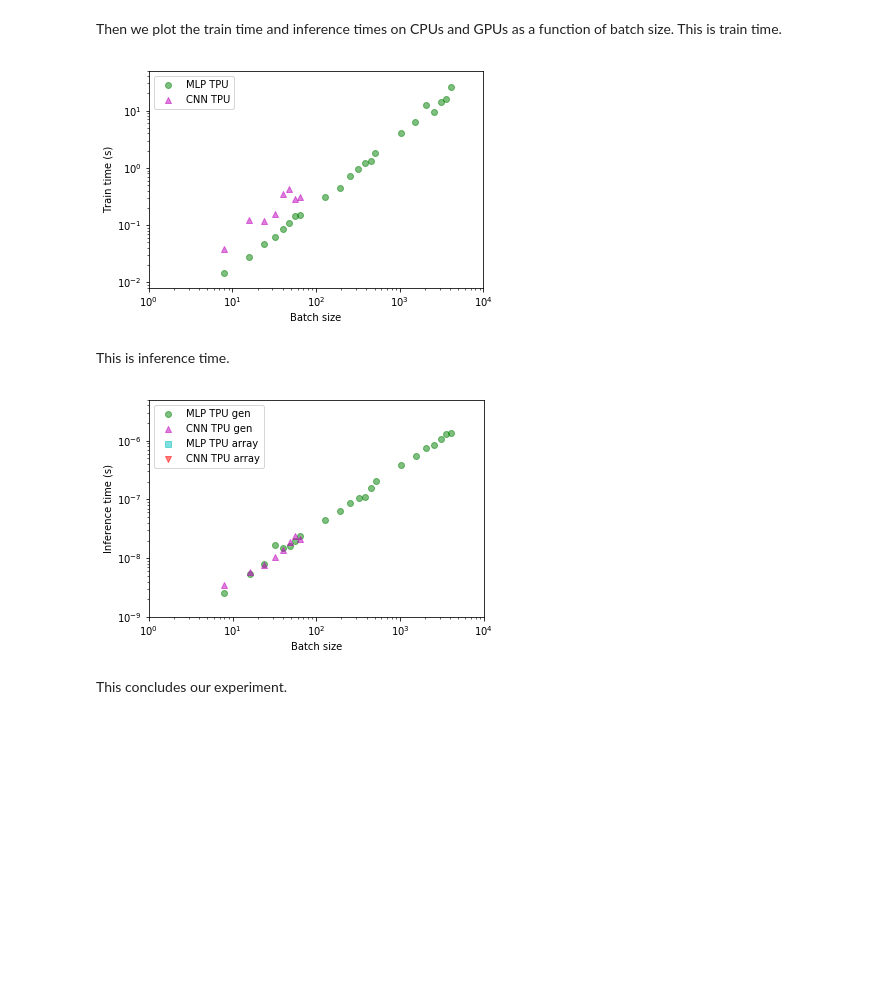
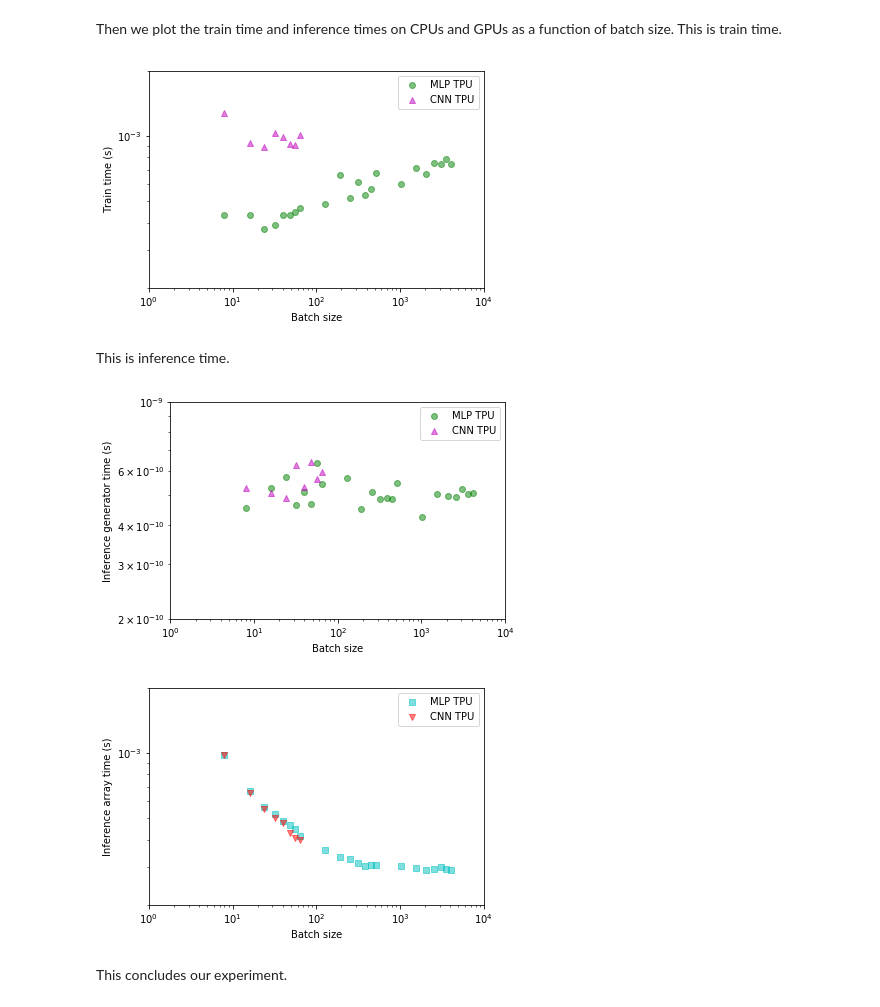
Before and after one commit to JackDinsmore/tpu-jtdinsmo, a Jupyter notebook: mnist-tpu-estimator.ipynb, the cells around one changed output. Drawn from its saved outputs; the diff is of its cells as text; code cells hidden in the pictures; blank space fills up the shorter version.

```diff
--- a/mnist-tpu-estimator.ipynb
+++ b/mnist-tpu-estimator.ipynb
@@ -27,7 +27,7 @@ tf.logging.set_verbosity(0)
 Now we create some global variables which will define the learning process. They are set to be identical to the corresponding global variables in the `keras` implementation of MNIST in this repository.
 # %%
 NUM_CLASSES = 10
-NUM_EPOCHS = 1
+NUM_EPOCHS = 5
 IMG_EDGE = 28
 MODEL_DIR = 'gs://harrisgroup-ctpu/jtdinsmo/mnist/output/'
 DATA_DIR = 'gs://harrisgroup-ctpu/jtdinsmo/mnist/data/'
@@ -39,7 +39,7 @@ TRAIN_STEPS = 100000
 EVALUATE_STEPS = 1000
 INFERENCE_TIME_THRESHOLD = 10 # Seconds
 NUM_SHARDS = 8 # Number of shards (TPU chips).
-DEBUG = True # Set to True to prevent the TPU cluster from restarting, but this affects
+DEBUG = False # Set to True to prevent the TPU cluster from restarting, but this affects
     # train time, possibly inference time, and creates unusual errors such as
     # UNHEALTHY_TENSORFLOW and sometimes it kills the kernel inexplicably.
 # %% [markdown]
@@ -76,7 +76,11 @@ def train_input_fn(params):
     batch_size = params["batch_size"]
     train_data_dataset = tf.data.Dataset.from_tensor_slices(train_data)
     train_labels_dataset = tf.data.Dataset.from_tensor_slices(train_labels)
-    dataset_train = tf.data.Dataset.zip((train_data_dataset, train_labels_dataset))
+    single_train = tf.data.Dataset.zip((train_data_dataset, train_labels_dataset))
+    dataset_train = single_train
+    # Create epochs the dumb way: just keep adding shuffled versions of the same data onto the dataset
+    for _ in range(NUM_EPOCHS-1):
+        dataset_train = dataset_train.concatenate(single_train.shuffle(train_data.shape[0]))
     return dataset_train.apply(tf.contrib.data.batch_and_drop_remainder(batch_size))
 
 def purge_model_files():
@@ -215,7 +219,7 @@ class MNIST:
         print('Accuracy:', metrics['accuracy'], '\tLoss:', metrics['loss'],
               '\tTime:', end_time - start_time, 's')
 
-        train_time = (end_time - start_time) / train_steps
+        train_time = (end_time - start_time) / (NUM_EPOCHS * train_data.shape[0])
         return train_time
 
     def _predict(self, batch_size):
@@ -228,8 +232,7 @@ class MNIST:
             def predict_input_fn(params):
                 batch_size = params["batch_size"]
                 dataset_predict = tf.data.Dataset.from_tensor_slices(random_dataset)
-                dataset_predict = dataset_predict.batch(batch_size)
-                return dataset_predict
+                return dataset_predict.apply(tf.contrib.data.batch_and_drop_remainder(batch_size))
 
             start_time = time.time()
             predictions = self.estimator.predict(predict_input_fn)
@@ -246,8 +249,8 @@ class MNIST:
             if end_time - start_inference > INFERENCE_TIME_THRESHOLD:
                 # Do as many inferences as possible in INFERENCE_TIME_THRESHOLD seconds
                 break
-        iterations = train_data.shape[0] / batch_size
-        return inference_time_bare / iterations, inference_time_array / iterations, inference_num
+        return inference_time_bare / (train_data.shape[0] * inference_num), \
+               inference_time_array / (train_data.shape[0] * inference_num), inference_num
 
     def _clean_up(self):
         tf.reset_default_graph()
@@ -400,27 +403,36 @@ plt.xlabel('Batch size')
 plt.ylabel('Train time (s)')
 plt.xscale('log')
 plt.yscale('log')
-plt.axis([1, 10000, 0.008, 50])
+plt.axis([1, 10000, 0.0002, 0.002])
 plt.legend(['MLP TPU', 'CNN TPU'])
 plt.show()
 # %% [output]
-[figure, old version]
+[figure, new version]
 # %% [markdown]
 This is inference time.
 # %%
 plt.scatter(x_mlp, mlp_tpu.inference_times_bare, c='g', alpha = 0.5)
 plt.scatter(x_cnn, cnn_tpu.inference_times_bare, c='m', alpha = 0.5, marker='^')
+plt.xlabel('Batch size')
+plt.ylabel('Inference generator time (s)')
+plt.xscale('log')
+plt.yscale('log')
+plt.axis([1, 10000, 0.0000000002, 0.000000001])
+plt.legend(['MLP TPU', 'CNN TPU'])
+plt.show()
+
 plt.scatter(x_mlp, mlp_tpu.inference_times_array, c='c', alpha = 0.5, marker='s')
 plt.scatter(x_cnn, cnn_tpu.inference_times_array, c='r', alpha = 0.5, marker='v')
 plt.xlabel('Batch size')
-plt.ylabel('Inference time (s)')
+plt.ylabel('Inference array time (s)')
 plt.xscale('log')
 plt.yscale('log')
-plt.axis([1, 10000, 0.000000001, 0.000005])
-plt.legend(['MLP TPU gen', 'CNN TPU gen', 'MLP TPU array', 'CNN TPU array'])
+plt.axis([1, 10000, 0.0002, 0.002])
+plt.legend(['MLP TPU', 'CNN TPU'])
 plt.show()
 # %% [output]
-[figure, old version]
+[figure, new version]
+[figure, added]
 # %% [markdown]
 This concludes our experiment.
 # %%
```
Also changed, not shown: parts of 2 cells of this notebook.
